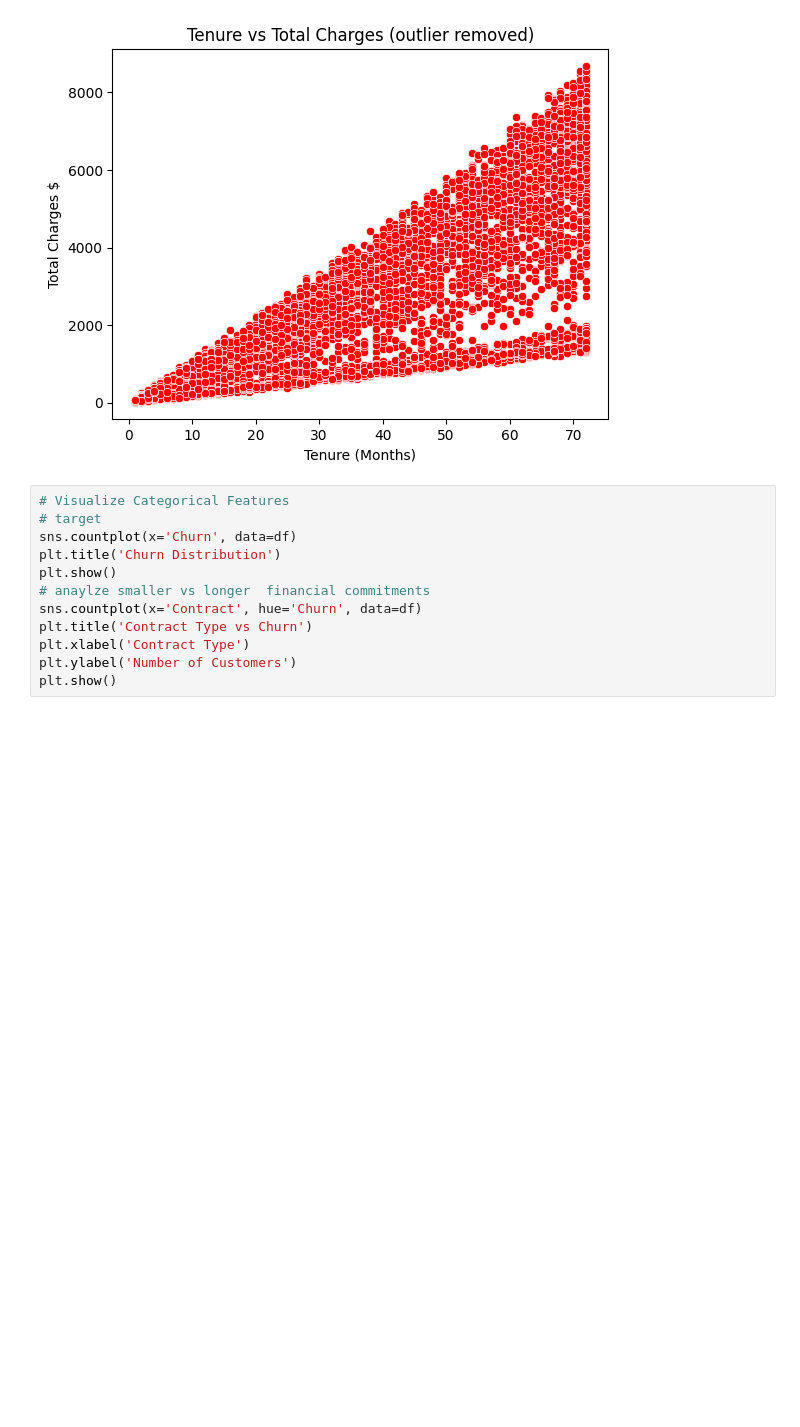
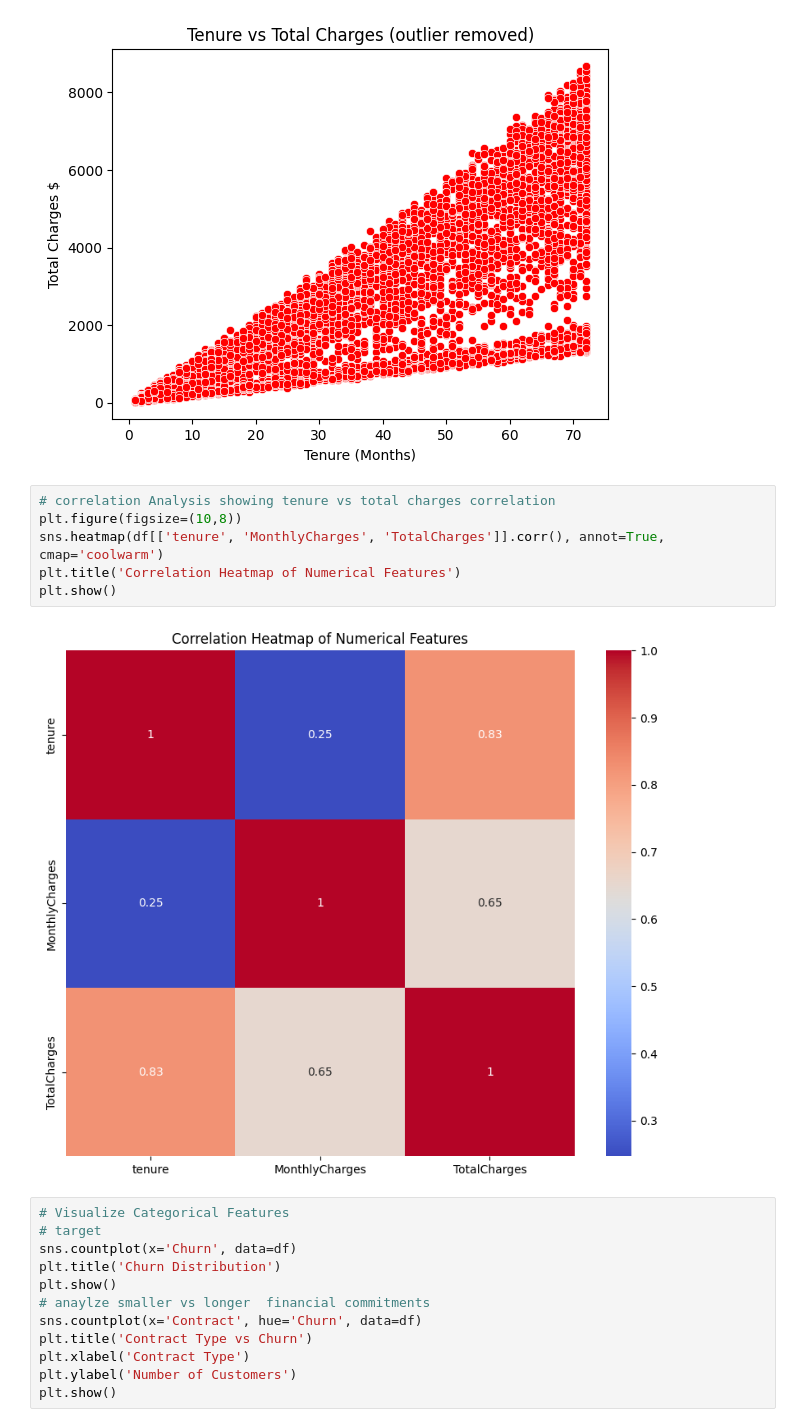
Before and after one commit to IIWesleyII/CSCA-5622-Final-Project, a Jupyter notebook: final_project.ipynb, the cells around one changed output. Drawn from its saved outputs; the diff is of its cells as text; blank space fills up the shorter version.

```diff
--- a/final_project.ipynb
+++ b/final_project.ipynb
@@ -134,6 +157,14 @@ plt.ylabel('Total Charges $')
 plt.show()
 # %% [output]
 [figure]
+# %%
+# correlation Analysis showing tenure vs total charges correlation
+plt.figure(figsize=(10,8))
+sns.heatmap(df[['tenure', 'MonthlyCharges', 'TotalCharges']].corr(), annot=True, cmap='coolwarm')
+plt.title('Correlation Heatmap of Numerical Features')
+plt.show()
+# %% [output]
+[figure, added]
 # %%
 # Visualize Categorical Features
 # target
```
Also changed, not shown: parts of 10 cells of this notebook, 1 other file.
